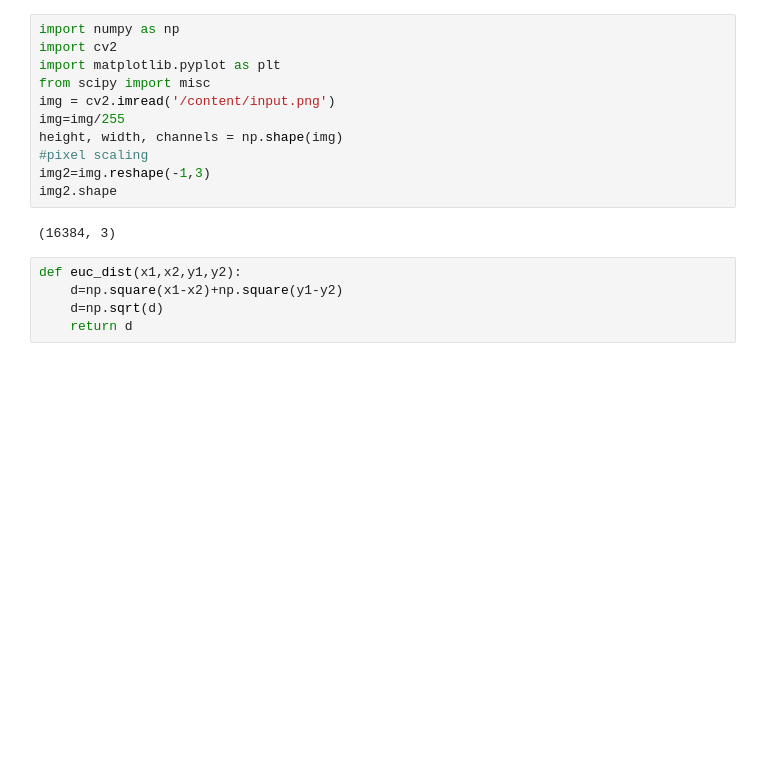
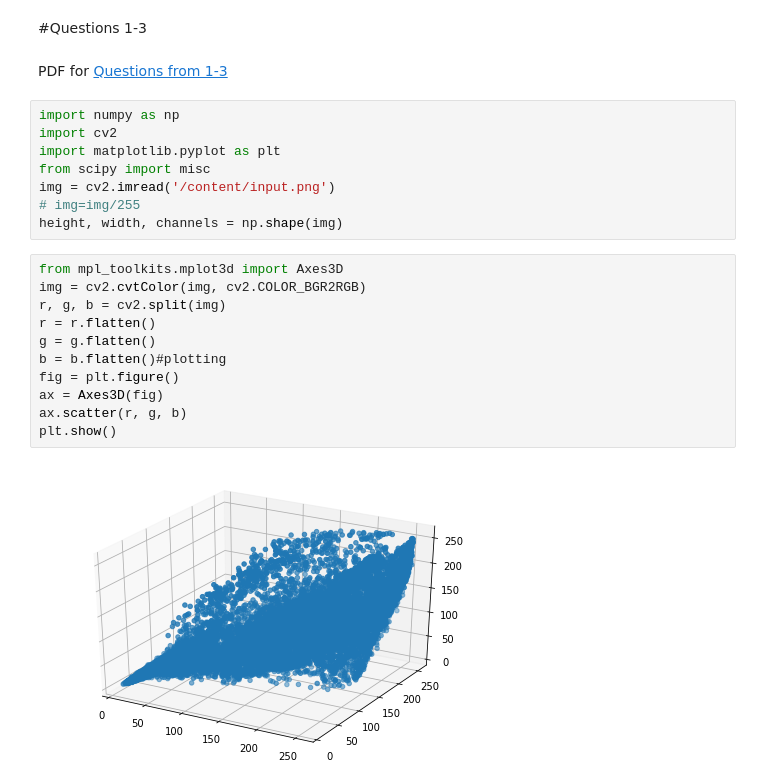
Before and after one commit to dTony33/Machine-Learning, a Jupyter notebook: Bonus_Assignment.ipynb, the cells around one changed output. Drawn from its saved outputs; the diff is of its cells as text; blank space fills up the shorter version.

```diff
--- a/Bonus_Assignment.ipynb
+++ b/Bonus_Assignment.ipynb
@@ -1,20 +1,30 @@
 # %% [markdown]
 <a href="https://colab.research.google.com/github/dTony33/Machine-Learning/blob/main/Bonus_Assignment.ipynb" target="_parent"><img src="https://colab.research.google.com/assets/colab-badge.svg" alt="Open In Colab"/></a>
+# %% [markdown]
+#Questions 1-3
+# %% [markdown]
+
+
+PDF for
+[Questions from 1-3](https://github.com/dTony33/Machine-Learning/blob/main/bonus%20assignment.pdf)
 # %%
 import numpy as np
 import cv2
 import matplotlib.pyplot as plt
 from scipy import misc
 img = cv2.imread('/content/input.png')
-img=img/255
+# img=img/255
 height, width, channels = np.shape(img)
-#pixel scaling
-img2=img.reshape(-1,3)
-img2.shape
-# %% [output]
-(16384, 3)
-# %%
-def euc_dist(x1,x2,y1,y2):
-    d=np.square(x1-x2)+np.square(y1-y2)
-    d=np.sqrt(d)
-    return d
+# %%
+from mpl_toolkits.mplot3d import Axes3D
+img = cv2.cvtColor(img, cv2.COLOR_BGR2RGB)
+r, g, b = cv2.split(img)
+r = r.flatten()
+g = g.flatten()
+b = b.flatten()#plotting
+fig = plt.figure()
+ax = Axes3D(fig)
+ax.scatter(r, g, b)
+plt.show()
+# %% [output]
+[figure, added]
```
Also changed, not shown: parts of 3 cells of this notebook.
